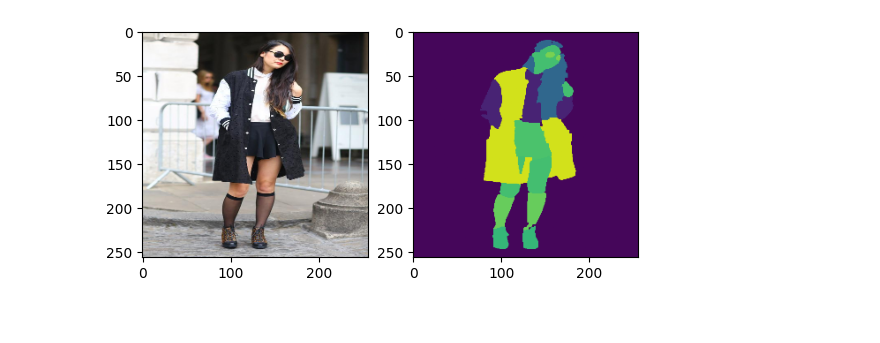
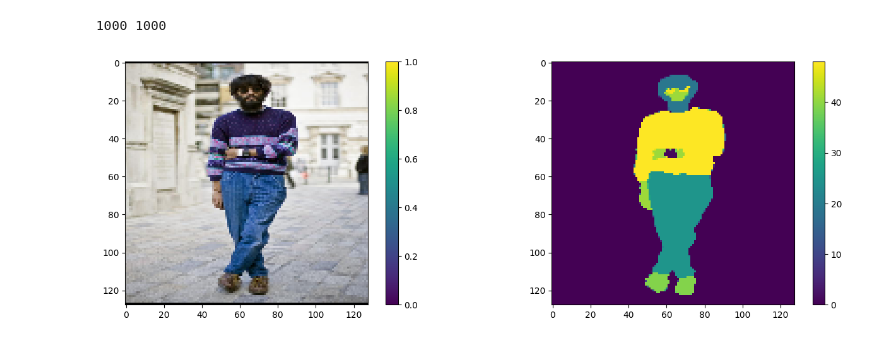
Before and after one commit to SeohyunSim8/CloC_App, a Jupyter notebook: clothing_segmentation.ipynb, the cells around one changed output. Cells and saved outputs as stored; diff of their text form; code cells hidden in the pictures.

Commit message:
FEAT: add printing class

```diff
--- a/clothing_segmentation.ipynb
+++ b/clothing_segmentation.ipynb
@@ -68,9 +85,35 @@ for i in range(1000):
+# %%
+# Resize data as the model expects
+def resize_and_normalize_image(image):
+    # scale the image
+    image = tf.cast(image, tf.float32)/255.0
+    # resize the image
+    image = tf.image.resize(image, (128, 128))
+    return image
+
+def resize_mask(mask):
+    # resize the mask
+    mask = tf.image.resize(mask, (128, 128))
+    mask = tf.cast(mask, tf.uint8)
+    return mask
+
+X = [resize_and_normalize_image(image) for image in images]
+y = [resize_mask(mask) for mask in masks]
+print(len(X), len(y))
+# %% [output]
+1000 1000
 # %%
-## displaying data loaded by our function
-plt.subplot(1,2,1)
-plt.imshow(framObjTrain['img'][0])
-plt.subplot(1,2,2)
-plt.imshow(framObjTrain['mask'][0])
+# Visualize a resized image and a resized mask
+plt.figure(figsize=(16, 5))
+# plot an image
+plt.subplot(1, 2, 1)
+plt.imshow(X[25])
+plt.colorbar()
+
+# plot a mask
+plt.subplot(1, 2, 2)
+plt.imshow(y[25])
+plt.colorbar()
 plt.show()
 # %% [output]
-[figure, old version]
+[figure, new version]
```
Also changed, not shown: parts of 31 cells of this notebook.
